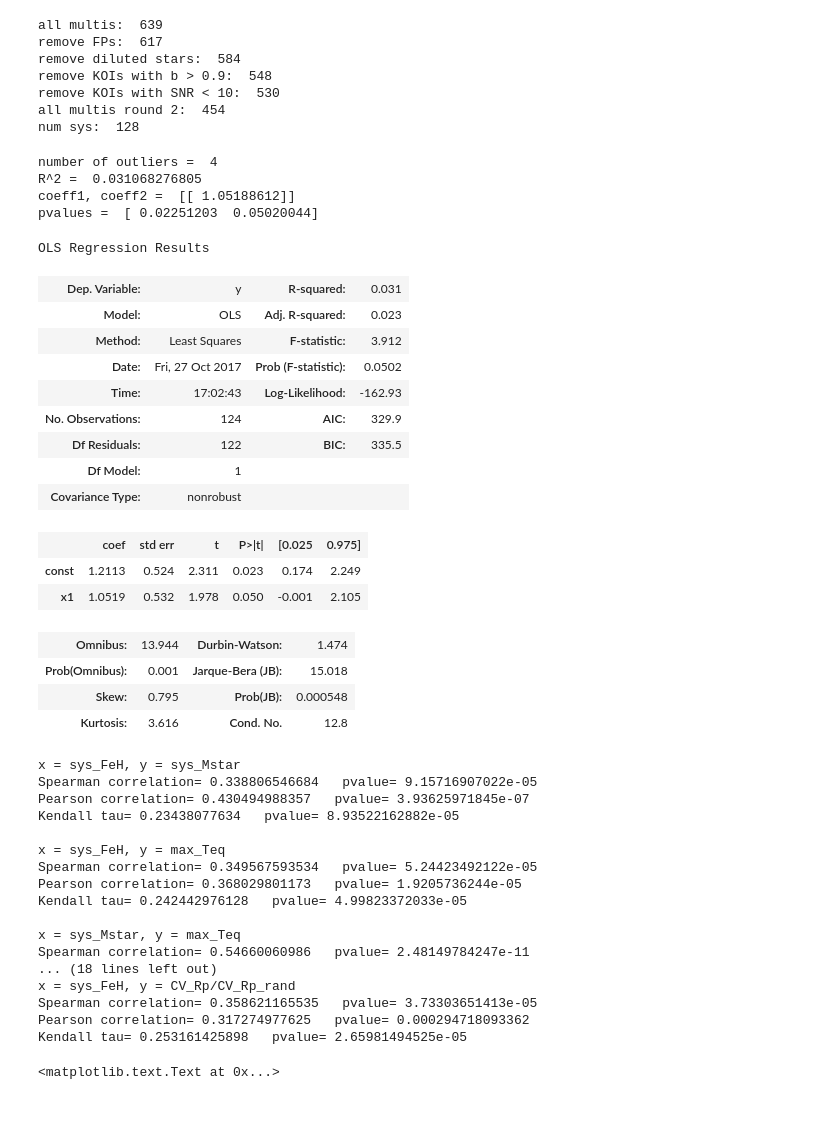
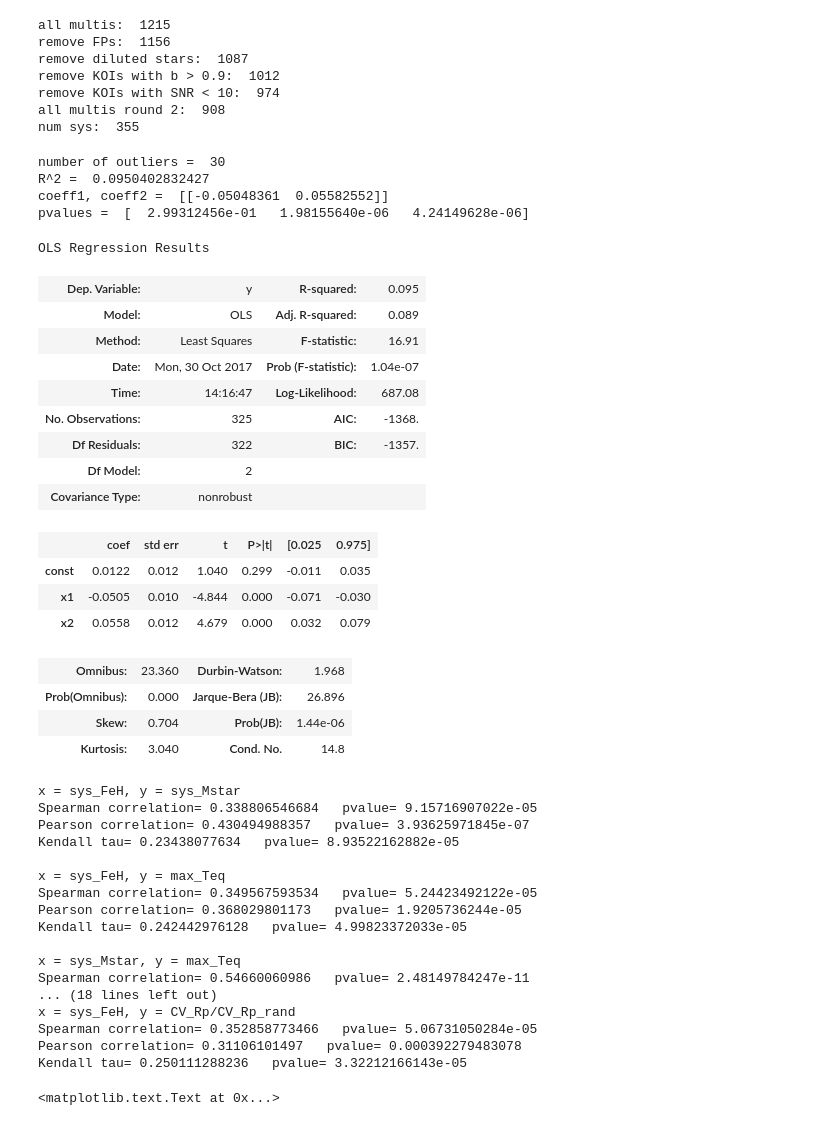
Before and after one commit to smillholland/Kepler_Multis_Uniformity, a Jupyter notebook: Kepler_Multi_Uniformity_Oct17_LinearRegression.ipynb, the cells around one changed output. Cells and saved outputs as stored; diff of their text form; code cells hidden in the pictures.

```diff
--- a/Kepler_Multi_Uniformity_Oct17_LinearRegression.ipynb
+++ b/Kepler_Multi_Uniformity_Oct17_LinearRegression.ipynb
@@ -245,7 +245,7 @@ def Find_Multis(table, min_num_pl):
 
 ## APPLY THE SAME CUTS AS WEISS ET AL. (2017)
 
-min_num_pl = 3   ## Minimum number of planets in the multis
+min_num_pl = 2   ## Minimum number of planets in the multis
 
 ## FIND MULTIS
 table = Find_Multis(table, min_num_pl)
@@ -302,13 +302,13 @@ uniq_sys_id, uniq_indices = np.unique(sys_id, return_index = True)
 num_sys = len(uniq_sys_id)
 print 'num sys: ', num_sys
 # %% [output]
-all multis:  639
-remove FPs:  617
-remove diluted stars:  584
-remove KOIs with b > 0.9:  548
-remove KOIs with SNR < 10:  530
-all multis round 2:  454
-num sys:  128
+all multis:  1215
+remove FPs:  1156
+remove diluted stars:  1087
+remove KOIs with b > 0.9:  1012
+remove KOIs with SNR < 10:  974
+all multis round 2:  908
+num sys:  355
 # %%
 ## MULTIVARIATE REGRESSION
 
@@ -402,10 +402,10 @@ CV_Rp_rand = np.median(CV_Rp_rand, axis = 1)
 
 ## PICK INDEPENDENT AND DEPENDENT VARIABLES
 ## Independent variables
-x = np.array([sys_Mstar]).T
+x = np.array([sys_FeH, sys_Mstar]).T
 
 ## Dependent variable
-dep_variable = 'median_Rp'
+dep_variable = 'min_a'
 
 if dep_variable == 'min_a':
     y = np.array([min_a]).T
@@ -417,51 +417,52 @@ elif dep_variable == 'max_Teq':
     y = np.array([max_Teq]).T
 elif dep_variable == 'median_Rp':
     y = np.array([median_Rp]).T
     old_len_x = len(x)
     x = x[np.where(y < 5)[0]]
     y = y[np.where(y < 5)[0]]
     print 'number of outliers = ', old_len_x - len(x)
 elif dep_variable == 'CV_Rp/CV_Rp_rand':
     y = np.array([CV_Rp/CV_Rp_rand]).T
     old_len_x = len(x)
     x = x[np.where(y < 2.)[0]]
     y = y[np.where(y < 2.)[0]]
     print 'number of outliers = ', old_len_x - len(x)
 
 
 ## SCIKIT-LEARN MULTIPLE REGRESSION
 lm = linear_model.LinearRegression()
 model = lm.fit(x, y)
 print 'R^2 = ', lm.score(x, y)
 print 'coeff1, coeff2 = ', lm.coef_
 
 ## STATSMODELS MULTIPLE REGRESSION
 x = sm.add_constant(x)
 model = sm.OLS(y, x).fit()
 print 'pvalues = ', model.pvalues
 model.summary()
 # %% [output]
-number of outliers =  4
-R^2 =  0.031068276805
-coeff1, coeff2 =  [[ 1.05188612]]
-pvalues =  [ 0.02251203  0.05020044]
+number of outliers =  30
+R^2 =  0.0950402832427
+coeff1, coeff2 =  [[-0.05048361  0.05582552]]
+pvalues =  [  2.99312456e-01   1.98155640e-06   4.24149628e-06]
 OLS Regression Results
-| Dep. Variable: | y | R-squared: | 0.031 |
-| Model: | OLS | Adj. R-squared: | 0.023 |
-| Method: | Least Squares | F-statistic: | 3.912 |
-| Date: | Fri, 27 Oct 2017 | Prob (F-statistic): | 0.0502 |
-| Time: | 17:02:43 | Log-Likelihood: | -162.93 |
-| No. Observations: | 124 | AIC: | 329.9 |
-| Df Residuals: | 122 | BIC: | 335.5 |
-| Df Model: | 1 |  |  |
+| Dep. Variable: | y | R-squared: | 0.095 |
+| Model: | OLS | Adj. R-squared: | 0.089 |
+| Method: | Least Squares | F-statistic: | 16.91 |
+| Date: | Mon, 30 Oct 2017 | Prob (F-statistic): | 1.04e-07 |
+| Time: | 14:16:47 | Log-Likelihood: | 687.08 |
+| No. Observations: | 325 | AIC: | -1368. |
+| Df Residuals: | 322 | BIC: | -1357. |
+| Df Model: | 2 |  |  |
 | Covariance Type: | nonrobust |  |  |
 |  | coef | std err | t | P>|t| | [0.025 | 0.975] |
-| const | 1.2113 | 0.524 | 2.311 | 0.023 | 0.174 | 2.249 |
-| x1 | 1.0519 | 0.532 | 1.978 | 0.050 | -0.001 | 2.105 |
+| const | 0.0122 | 0.012 | 1.040 | 0.299 | -0.011 | 0.035 |
+| x1 | -0.0505 | 0.010 | -4.844 | 0.000 | -0.071 | -0.030 |
+| x2 | 0.0558 | 0.012 | 4.679 | 0.000 | 0.032 | 0.079 |
-| Omnibus: | 13.944 | Durbin-Watson: | 1.474 |
-| Prob(Omnibus): | 0.001 | Jarque-Bera (JB): | 15.018 |
-| Skew: | 0.795 | Prob(JB): | 0.000548 |
-| Kurtosis: | 3.616 | Cond. No. | 12.8 |
+| Omnibus: | 23.360 | Durbin-Watson: | 1.968 |
+| Prob(Omnibus): | 0.000 | Jarque-Bera (JB): | 26.896 |
+| Skew: | 0.704 | Prob(JB): | 1.44e-06 |
+| Kurtosis: | 3.040 | Cond. No. | 14.8 |
 # %%
 x = sys_FeH
 y = sys_Mstar
@@ -557,9 +558,9 @@ x = sys_Mstar, y = max_Teq
 Spearman correlation= 0.54660060986   pvalue= 2.48149784247e-11
 ... (18 lines left out)
 x = sys_FeH, y = CV_Rp/CV_Rp_rand
-Spearman correlation= 0.358621165535   pvalue= 3.73303651413e-05
-Pearson correlation= 0.317274977625   pvalue= 0.000294718093362
-Kendall tau= 0.253161425898   pvalue= 2.65981494525e-05
+Spearman correlation= 0.352858773466   pvalue= 5.06731050284e-05
+Pearson correlation= 0.31106101497   pvalue= 0.000392279483078
+Kendall tau= 0.250111288236   pvalue= 3.32212166143e-05
 # %%
 plt.plot(sys_FeH, sys_Mstar, 'o')
 plt.xlabel(r'$\mathrm{Fe/H \ [dex]}$', fontsize = 16)
```
Also changed, not shown: parts of 3 cells of this notebook.
